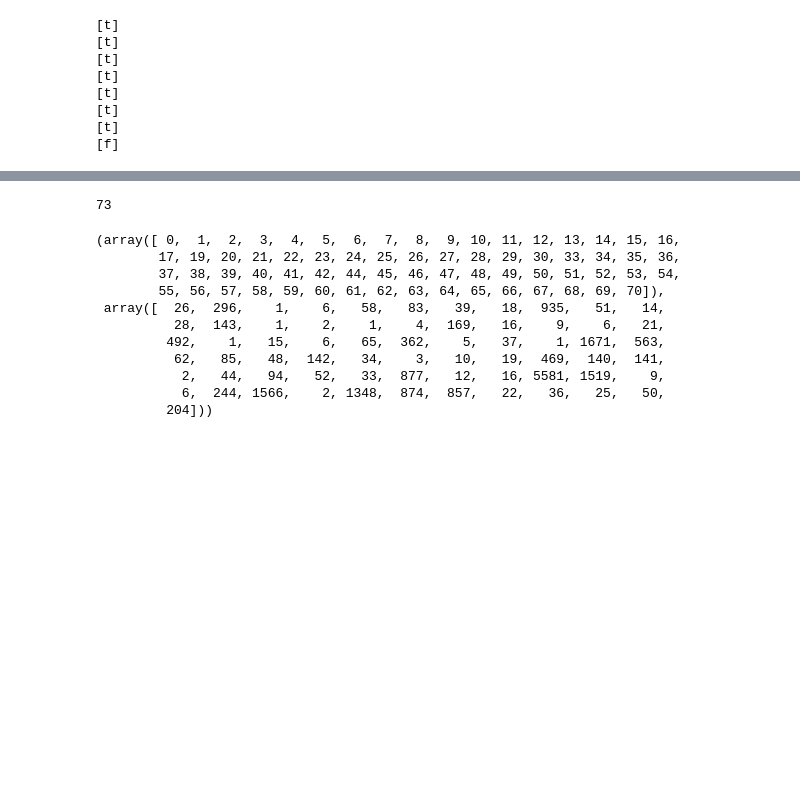
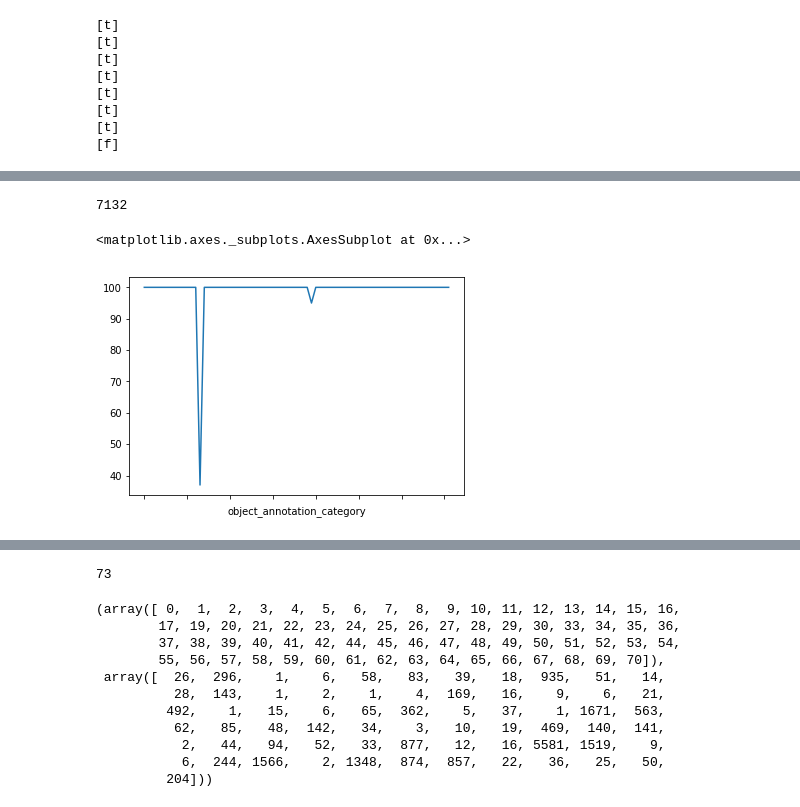
Before and after one commit to patrickcgray/deep_ifcb, a Jupyter notebook: python/model_predictions.ipynb, the cells around one changed output, grey strips where cells are left out. Saved outputs shown, nothing was run; the diff lists cells and outputs as text; code cells hidden in the pictures; blank space fills up the shorter version.

```diff
--- a/python/model_predictions.ipynb
+++ b/python/model_predictions.ipynb
@@ -361,12 +268,4 @@ rare_classes = ['Asteromphalus'  ,
-# %%
-img_md_subset = pd.read_csv('../ifcb_ecotaxa_subset_update.csv')
-img_md_subset = img_md_subset.drop('Unnamed: 0', 1)
-
-new_val = pd.read_csv('../ecotaxa_export_3450_20201007_2123.tsv', sep='\t')
-new_val = new_val[['object_id','object_annotation_status', 'object_annotation_category', 'object_annotation_hierarchy', 'sample_flag', 'object_lat', 'object_lon', 'object_date', 'object_time', 'object_pmt_fluorescence', 'object_peak_fluorescence']]
-
-img_md_subset = img_md_subset.set_index('object_id')
-img_md_subset.update(new_val.set_index('object_id')[['object_annotation_status', 'object_annotation_category']])
-img_md_subset = img_md_subset.reset_index()
-
-img_md_subset = img_md_subset[img_md_subset.object_annotation_status == 'validated']
+# %%
+val_samples = pd.read_csv('../val_samples_021120.csv')
+val_samples = val_samples.drop('Unnamed: 0', 1)
+val_samples.head()
@@ -376,7 +282,7 @@ img_md_subset = img_md_subset[img_md_subset.object_annotation_status == 'validat
 
 rare_count = 250
 
-unique_validated = img_md_subset[img_md_subset.object_annotation_status == 'validated'].groupby('object_annotation_category')['object_id'].nunique()
+unique_validated = val_samples[val_samples.object_annotation_status == 'validated'].groupby('object_annotation_category')['object_id'].nunique()
 
 rare_classes = unique_validated[unique_validated <= rare_count]
 
@@ -514,0 +418,17 @@ rare_cut_df.to_csv('../ecotaxa_cnn_predictions_5150000_rare_131020.csv', sep='\t
+# %%
+buckets = {}
+for key in id_class_dict:
+    buckets[key] = 0
+
+object_ids = []
+
+max_count = 100
+
+for index, row in prediction_subset.iterrows():
+    if buckets[class_id_dict[row['object_annotation_category']]] < max_count:
+        object_ids.append(row['object_id'])
+        buckets[class_id_dict[row['object_annotation_category']]] += 1
+len(object_ids)
+
+preds_100_per_class_df = prediction_subset[prediction_subset['object_id'].isin(object_ids)]
+preds_100_per_class_df.head()
@@ -514,0 +442,10 @@ rare_cut_df.to_csv('../ecotaxa_cnn_predictions_5150000_rare_131020.csv', sep='\t
+# %%
+len(preds_100_per_class_df)
+# %% [output]
+7132
+# %%
+counts_per_class = preds_100_per_class_df.groupby('object_annotation_category')['object_id'].nunique()
+counts_per_class.plot()
+# %% [output]
+<matplotlib.axes._subplots.AxesSubplot at 0x...>
+[figure, added]
```
Also changed, not shown: parts of 30 cells of this notebook, 2 other files.
